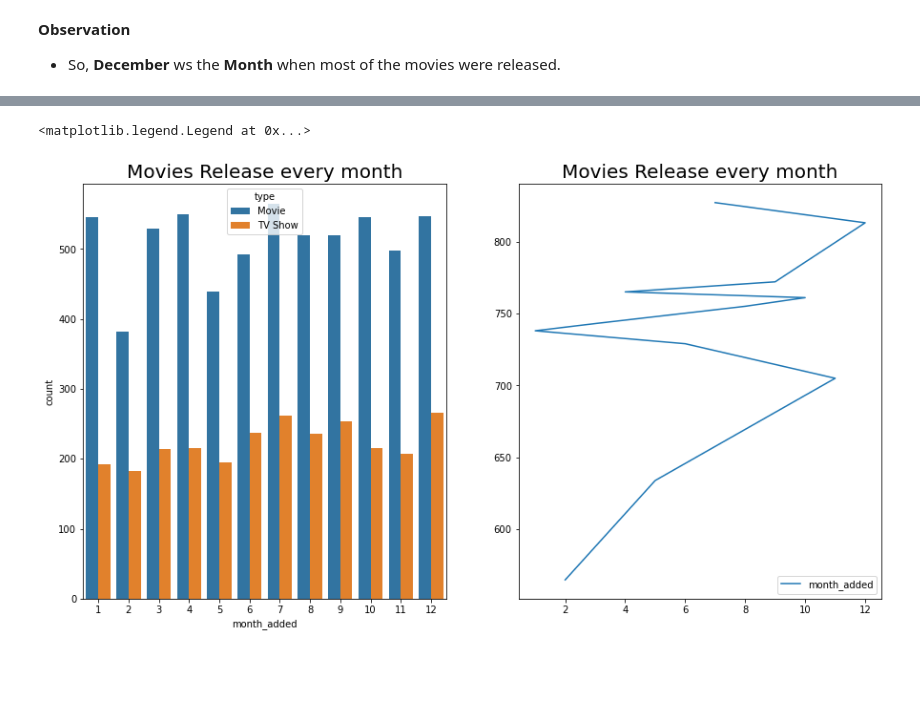
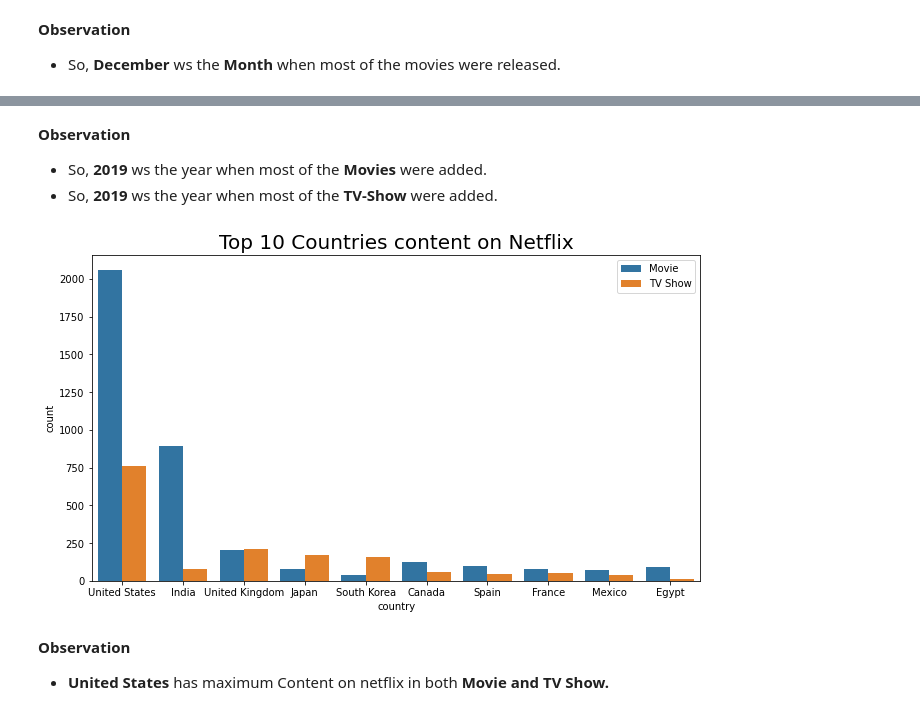
Before and after one commit to Sialsanwal/CodeClause-Movie-Analysis, a Jupyter notebook: Movie Analysis.ipynb, the cells around one changed output, grey strips where cells are left out. Drawn from its saved outputs; the diff is of its cells as text; code cells hidden in the pictures; blank space fills up the shorter version.

```diff
--- a/Movie Analysis.ipynb
+++ b/Movie Analysis.ipynb
@@ -197,16 +197,16 @@ plt.legend(loc=4)
+# %% [markdown]
+**Observation**
+- So, **2019** ws the year when most of the **Movies** were added.
+- So, **2019** ws the year when most of the **TV-Show** were added.
 # %%
-
-plt.figure(figsize=(15,8))
-
+plt.figure(figsize=(24,6))
 plt.subplot(1,2,1)
-
-sns.countplot(data=df,x=df.month_added,hue='type')
-plt.title("Movies Release every month",fontsize=20)
-plt.subplot(1,2,2)
-df.month_added.value_counts().plot(kind='line')
-plt.title("Movies Release every month",fontsize=20)
-
-plt.legend(loc=4)
+sns.countplot(data=df,x=df.country,order=df.country.value_counts().index[0:10],hue='type')
+plt.title("Top 10 Countries content on Netflix",fontsize=20)
+plt.legend(loc=1)
+plt.show()
 # %% [output]
-<matplotlib.legend.Legend at 0x...>
-[figure, old version]
+[figure, new version]
+# %% [markdown]
+**Observation**
+- **United States** has maximum Content on netflix in both **Movie and TV Show.**
```
Also changed, not shown: parts of 3 cells of this notebook.
